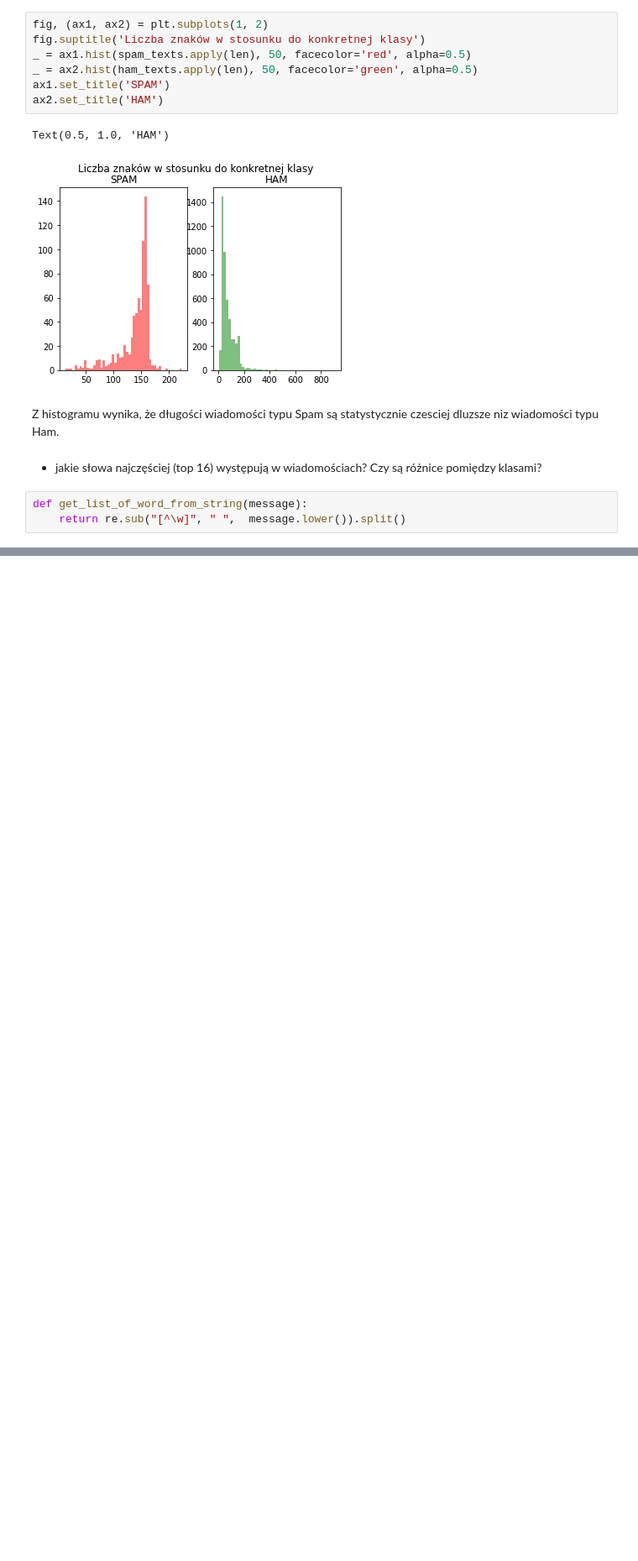
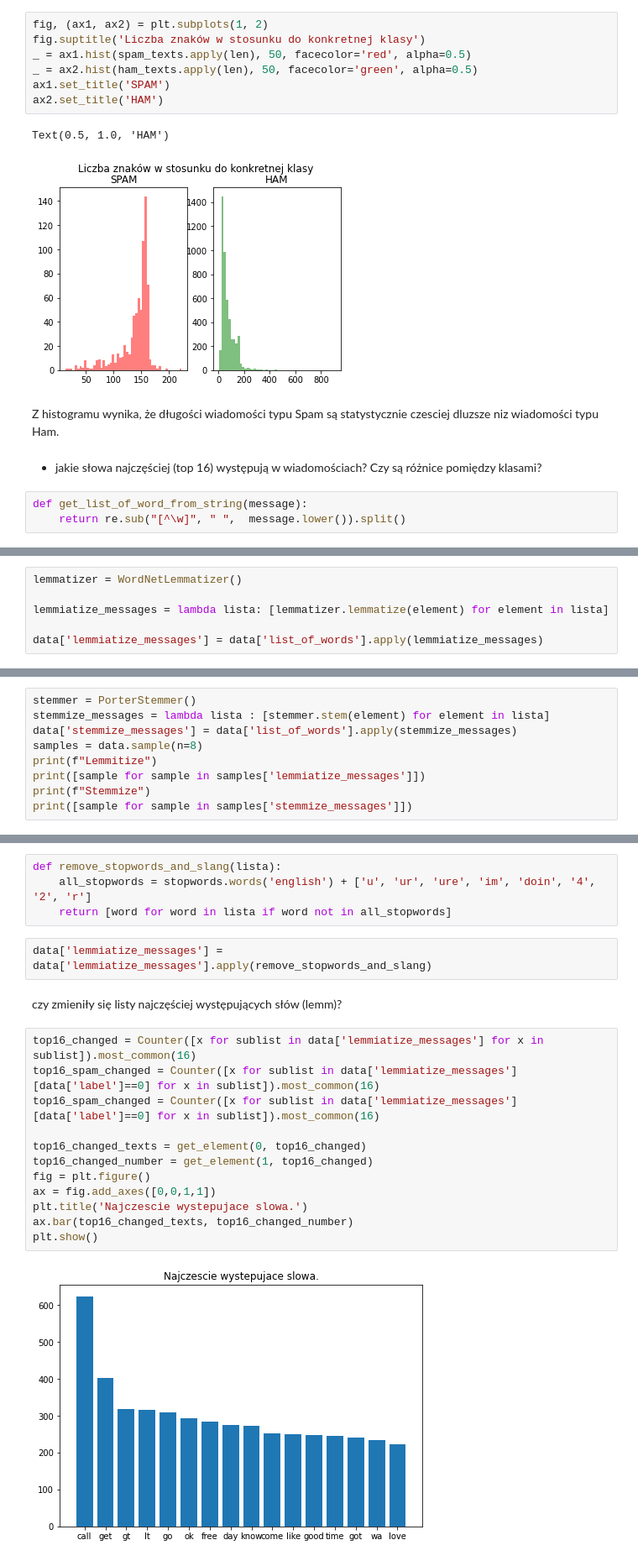
Before and after one commit to 9albert6/pum-rozwiazania, a Jupyter notebook: lab6/lab.ipynb, the cells around one changed output, grey strips where cells are left out. Shown at 84% size. Cells and saved outputs as stored; diff of their text form; blank space fills up the shorter version.

```diff
--- a/lab6/lab.ipynb
+++ b/lab6/lab.ipynb
@@ -187,0 +242,6 @@ print(top16_ham)
+# %%
+lemmatizer = WordNetLemmatizer()
+
+lemmiatize_messages = lambda lista: [lemmatizer.lemmatize(element) for element in lista]
+
+data['lemmiatize_messages'] = data['list_of_words'].apply(lemmiatize_messages)
@@ -187,0 +250,9 @@ print(top16_ham)
+# %%
+stemmer = PorterStemmer()
+stemmize_messages = lambda lista : [stemmer.stem(element) for element in lista]
+data['stemmize_messages'] = data['list_of_words'].apply(stemmize_messages)
+samples = data.sample(n=8)
+print(f"Lemmitize")
+print([sample for sample in samples['lemmiatize_messages']])
+print(f"Stemmize")
+print([sample for sample in samples['stemmize_messages']])
@@ -187,0 +274,22 @@ print(top16_ham)
+# %%
+def remove_stopwords_and_slang(lista):
+    all_stopwords = stopwords.words('english') + ['u', 'ur', 'ure', 'im', 'doin', '4', '2', 'r']
+    return [word for word in lista if word not in all_stopwords]
+# %%
+data['lemmiatize_messages'] = data['lemmiatize_messages'].apply(remove_stopwords_and_slang)
+# %% [markdown]
+czy zmieniły się listy najczęściej występujących słów (lemm)?
+# %%
+top16_changed = Counter([x for sublist in data['lemmiatize_messages'] for x in sublist]).most_common(16)
+top16_spam_changed = Counter([x for sublist in data['lemmiatize_messages'][data['label']==0] for x in sublist]).most_common(16)
+top16_spam_changed = Counter([x for sublist in data['lemmiatize_messages'][data['label']==0] for x in sublist]).most_common(16)
+
+top16_changed_texts = get_element(0, top16_changed)
+top16_changed_number = get_element(1, top16_changed)
+fig = plt.figure()
+ax = fig.add_axes([0,0,1,1])
+plt.title('Najczescie wystepujace slowa.')
+ax.bar(top16_changed_texts, top16_changed_number)
+plt.show()
+# %% [output]
+[figure, added]
```
Also changed, not shown: parts of 38 cells of this notebook.
